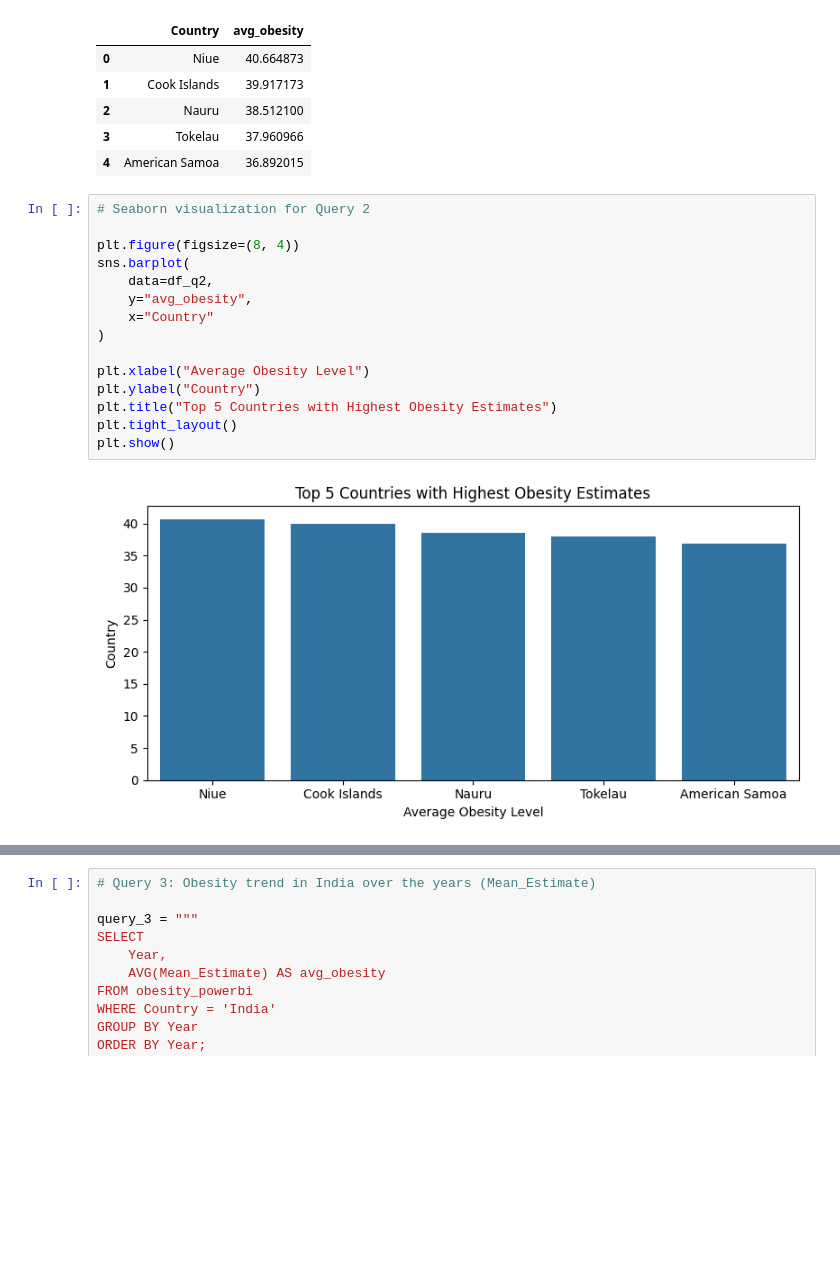
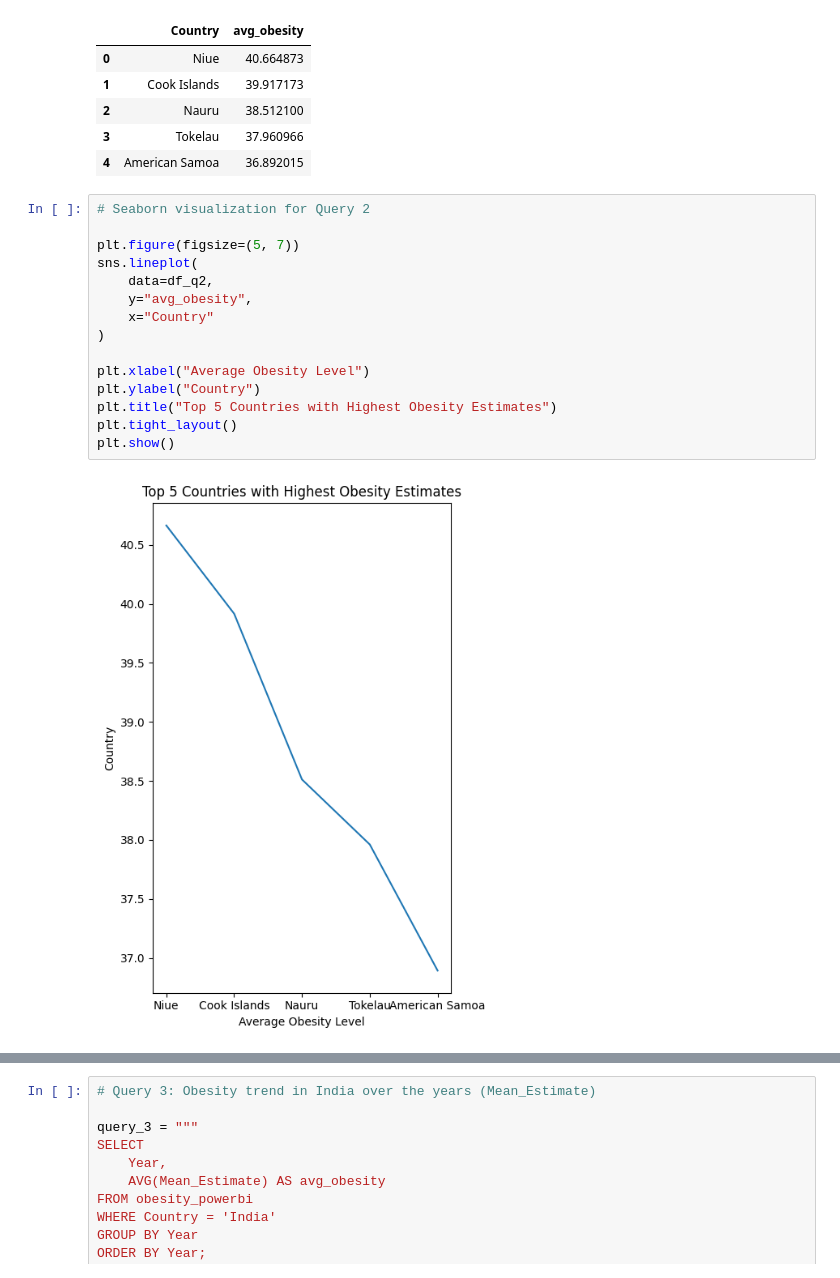
Before and after one commit to Aishwarya-byte21/Nutrition_Paradox_Obesity_Malnutrition, a Jupyter notebook: Nutrition_Paradox_Obesity_Malnutrition.ipynb, the cells around one changed output, grey strips where cells are left out. Cells and saved outputs as stored; diff of their text form; blank space fills up the shorter version.

```diff
--- a/Nutrition_Paradox_Obesity_Malnutrition.ipynb
+++ b/Nutrition_Paradox_Obesity_Malnutrition.ipynb
@@ -413,18 +577,18 @@ df_q2
 # %%
 # Seaborn visualization for Query 2
 
-plt.figure(figsize=(8, 4))
-sns.barplot(
+plt.figure(figsize=(5, 7))
+sns.lineplot(
     data=df_q2,
     y="avg_obesity",
     x="Country"
 )
 
 plt.xlabel("Average Obesity Level")
 plt.ylabel("Country")
 plt.title("Top 5 Countries with Highest Obesity Estimates")
 plt.tight_layout()
 plt.show()
 # %% [output]
-[figure, old version]
+[figure, new version]
 # %%
```
Also changed, not shown: parts of 62 cells of this notebook.
